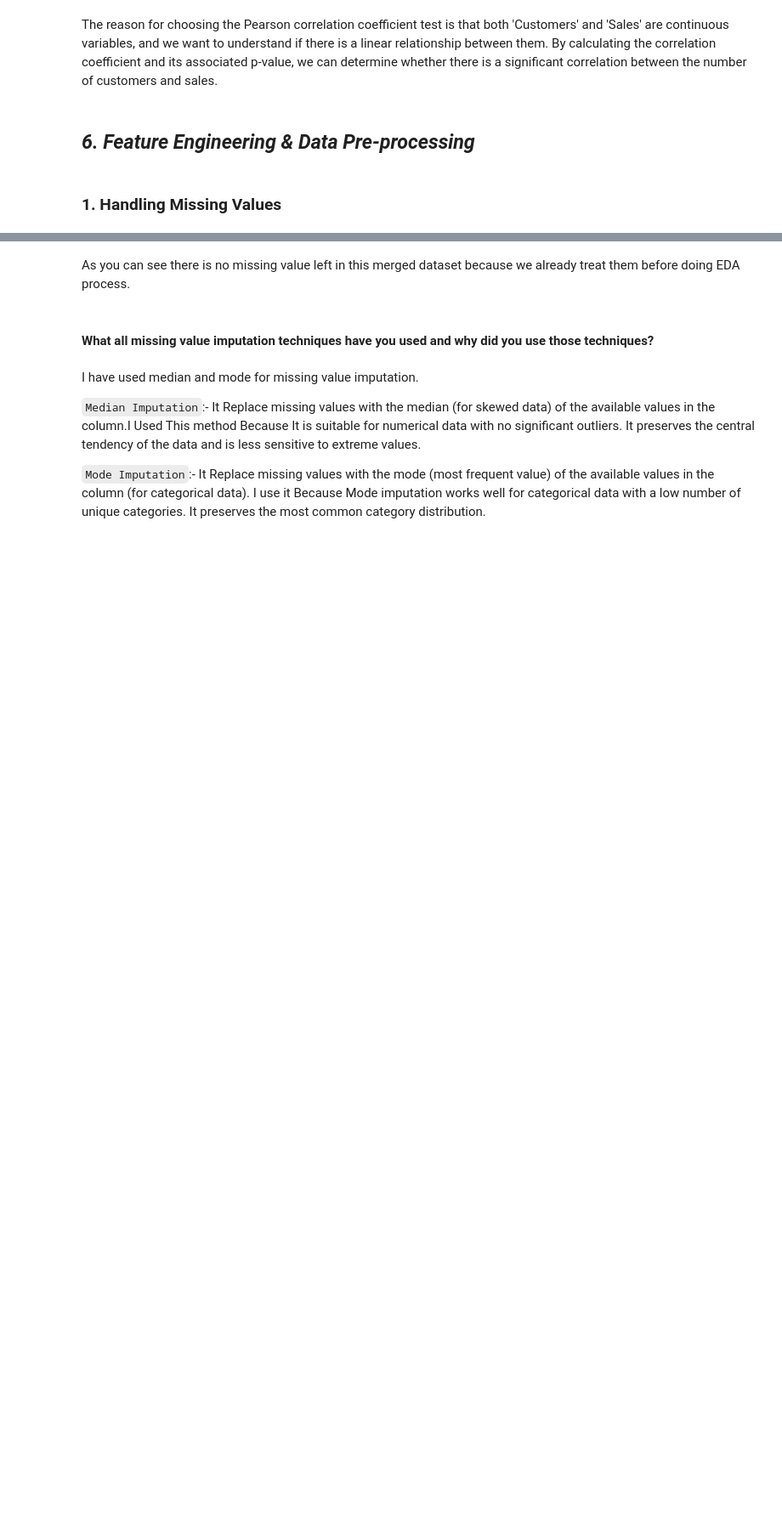
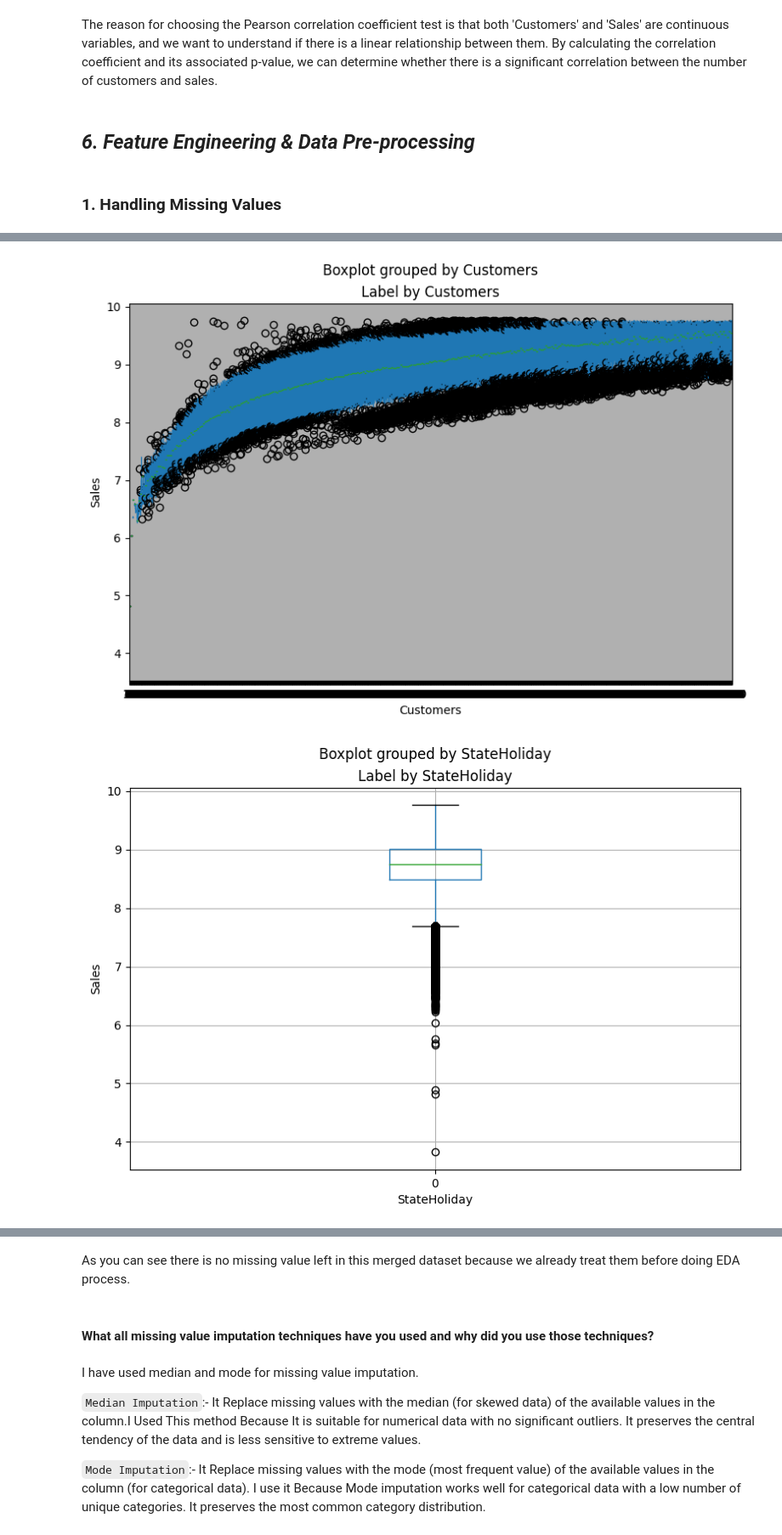
Before and after one commit to ShriyaChouhan/Retail_Sales_Prediction, a Jupyter notebook: Team_Notebook_Regression.ipynb, the cells around one changed output, grey strips where cells are left out. Shown at 85% size. Drawn from its saved outputs; the diff is of its cells as text; code cells hidden in the pictures; blank space fills up the shorter version.

```diff
--- a/Team_Notebook_Regression.ipynb
+++ b/Team_Notebook_Regression.ipynb
@@ -1960,0 +1780,14 @@ dtype: int64
+# %%
+colums = [ 'Customers', 'StateHoliday', 'CompetitionDistance','Promo', 'StateHoliday', 'SchoolHoliday']
+# %%
+
+for col in colums:
+    fig = plt.figure(figsize=(9, 6))
+    ax = fig.gca()mb
+    merged_df.boxplot(column = 'Sales', by = col, ax = ax)
+    ax.set_title('Label by ' + col)
+    ax.set_ylabel("Sales")
+plt.show()
+# %% [output]
+[figure, added]
+[figure, added]
```
Also changed, not shown: parts of 42 cells of this notebook.
